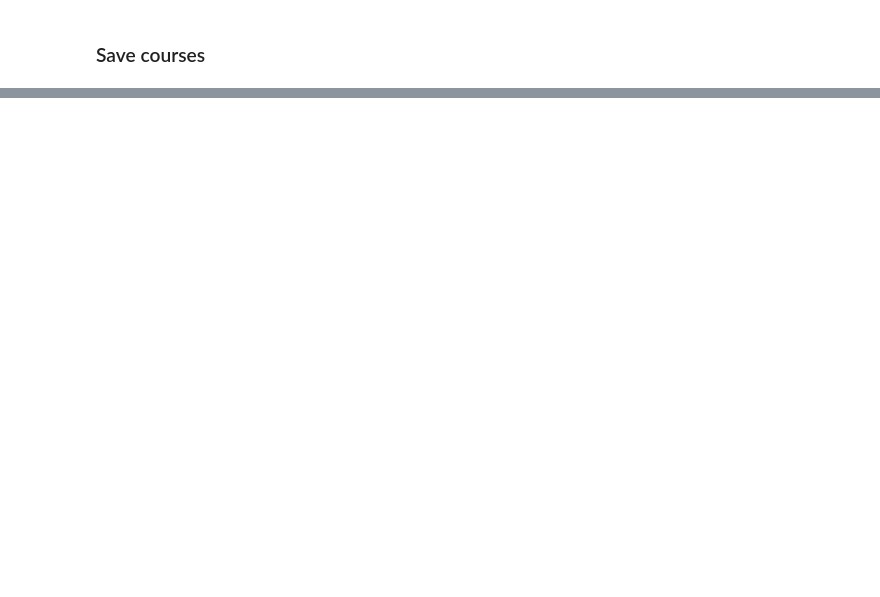
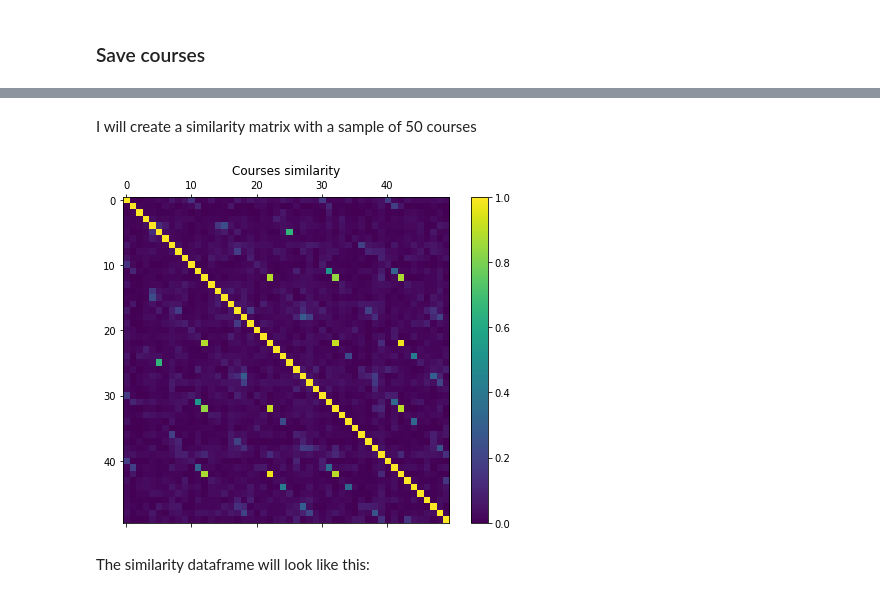
Before and after one commit to fdelgados/recommendations-web, a Jupyter notebook: notebooks/Extract Data.ipynb, the cells around one changed output, grey strips where cells are left out. Saved outputs shown, nothing was run; the diff lists cells and outputs as text; code cells hidden in the pictures; blank space fills up the shorter version.

Commit message:
Modify etl pipeline

```diff
--- a/notebooks/Extract Data.ipynb
+++ b/notebooks/Extract Data.ipynb
@@ -418,2 +419,0 @@ def categorize_price(price):
-# %%
-courses_df['price_range'] = courses_df['price'].apply(categorize_price)
@@ -448,3 +419,0 @@ Name: price_range, dtype: int64
-# %%
-# Remove price column
-courses_df.drop('price', axis=1, inplace=True)
@@ -453,2 +419,0 @@ courses_df.drop('price', axis=1, inplace=True)
-# %%
-courses_df['skills'] = courses_df['skills'].astype(str).str.strip('[]')
@@ -536,0 +456,28 @@ all_courses.to_csv('../data/clean/all_courses.csv', index=False)
+# %%
+def create_similarity_matrix(df, sample_len=None):
+    """
+    Creates a course similarity matrix
+
+    :param df DataFrame: courses dataframe. Must include title and description columns
+
+    :return np.ndarray: An m x m matrix representing the course similarities, where m is the number of courses.
+        Example of a similarity matrix:
+
+         [[0.99999994 0.         0.13075474 0.02665992]
+          [0.         1.         0.00812627 0.00331377]
+          [0.13075474 0.00812627 1.         0.0069054 ]
+          [0.02665992 0.00331377 0.0069054  1.        ]]
+
+        rows and columns represents a course, the elements in the matrix, represent the similarity between them.
+    """
+    if not sample_len:
+        course_content = df['title'].str.cat(df['description'], sep=' ').values
+    else:
+        course_content = df['title'].str.cat(df['description'], sep=' ').head(sample_len).values
+
+    model = Pipeline([
+        ('norm', TextNormalizer()),
+        ('sim', Similarity())
+    ])
+
+    return model.fit_transform(course_content)
@@ -536,0 +518,16 @@ all_courses.to_csv('../data/clean/all_courses.csv', index=False)
+# %% [markdown]
+I will create a similarity matrix with a sample of 50 courses
+# %%
+sims = create_similarity_matrix(courses_df, sample_len=50)
+
+fig, ax = plt.subplots(figsize=(8, 6))
+
+cax = ax.matshow(sims, interpolation='nearest')
+fig.colorbar(cax)
+ax.set_title('Courses similarity')
+
+plt.show();
+# %% [output]
+[figure, added]
+# %% [markdown]
+The similarity dataframe will look like this:
```
Also changed, not shown: parts of 141 cells of this notebook.
